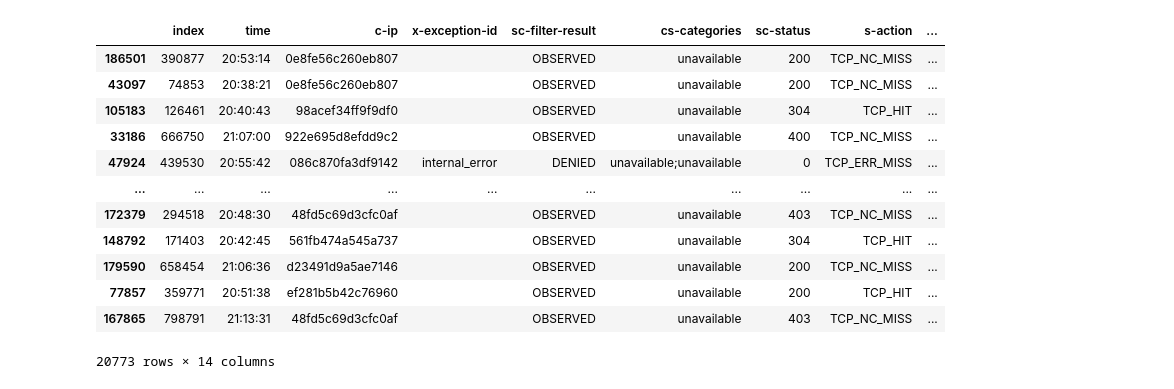
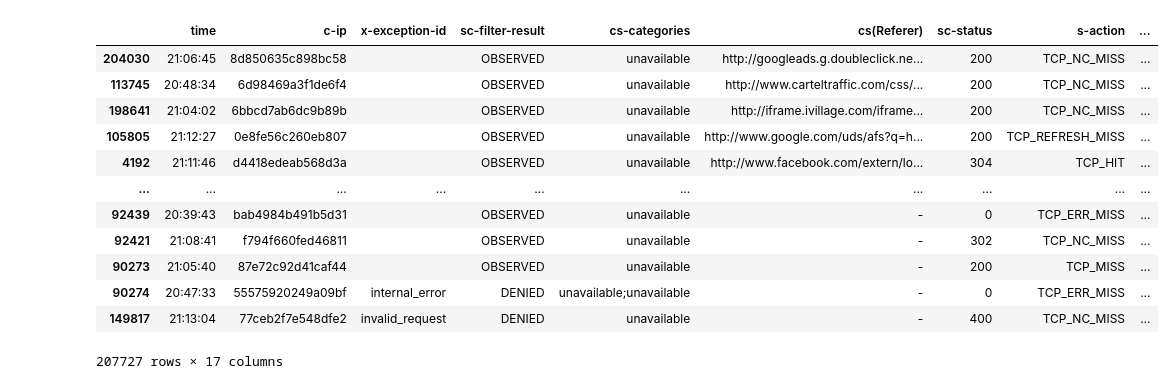
Before and after one commit to Skaddd/Clustering_URL, a Jupyter notebook: clustering.ipynb, the cells around one changed output. Drawn from its saved outputs; the diff is of its cells as text; code cells hidden in the pictures.

```diff
--- a/clustering.ipynb
+++ b/clustering.ipynb
@@ -78,3 +109,36 @@ See the caveats in the documentation: https://pandas.pydata.org/pandas-docs/stab
+# %%
+def add_urlsize(data):
+    data["url_size"] = data["cs(Referer)"].apply(lambda x: len(str(x)))
+    return data
+
+def add_hostfreq(data):
+    cs_host_frequency = data.groupby(['cs-host']).count().sort_values(by=["url_size"],ascending=False)
+    most_frequent = cs_host_frequency.index.tolist()
+    quantity = cs_host_frequency['s-action'].tolist()
+    frequent_host_dict = dict(zip(most_frequent, quantity))
+    data["cs-host-frequency"] = data["cs-host"].apply(lambda x: frequent_host_dict.get(x))
+    return data
+
+
+
+
+df3=add_urlsize(df3)
+df3=add_hostfreq(df3)
+df3
+# %% [output]
+|  | time | c-ip | x-exception-id | sc-filter-result | cs-categories | cs(Referer) | sc-status | s-action | ... |
+| 204030 | 21:06:45 | 8d850635c898bc58 |  | OBSERVED | unavailable | http://googleads.g.doubleclick.ne... | 200 | TCP_NC_MISS | ... |
+| 113745 | 20:48:34 | 6d98469a3f1de6f4 |  | OBSERVED | unavailable | http://www.carteltraffic.com/css/... | 200 | TCP_NC_MISS | ... |
+| 198641 | 21:04:02 | 6bbcd7ab6dc9b89b |  | OBSERVED | unavailable | http://iframe.ivillage.com/iframe... | 200 | TCP_NC_MISS | ... |
+| 105805 | 21:12:27 | 0e8fe56c260eb807 |  | OBSERVED | unavailable | http://www.google.com/uds/afs?q=h... | 200 | TCP_REFRESH_MISS | ... |
+| 4192 | 21:11:46 | d4418edeab568d3a |  | OBSERVED | unavailable | http://www.facebook.com/extern/lo... | 304 | TCP_HIT | ... |
+| ... | ... | ... | ... | ... | ... | ... | ... | ... | ... |
+| 92439 | 20:39:43 | bab4984b491b5d31 |  | OBSERVED | unavailable | - | 0 | TCP_ERR_MISS | ... |
+| 92421 | 21:08:41 | f794f660fed46811 |  | OBSERVED | unavailable | - | 302 | TCP_NC_MISS | ... |
+| 90273 | 21:05:40 | 87e72c92d41caf44 |  | OBSERVED | unavailable | - | 200 | TCP_MISS | ... |
+| 90274 | 20:47:33 | 55575920249a09bf | internal_error | DENIED | unavailable;unavailable | - | 0 | TCP_ERR_MISS | ... |
+| 149817 | 21:13:04 | 77ceb2f7e548dfe2 | invalid_request | DENIED | unavailable | - | 400 | TCP_NC_MISS | ... |
+207727 rows × 17 columns
 # %%
 def normalization(data):
     df4=data.copy()
@@ -102,22 +166,6 @@ dfn=normalization(df3)
 # %%
 dfn.sort_values(by=['cs-bytes'],ascending=False)
 dfn1=dfn.sample(frac=0.1,random_state=1337)
-# %%
-dfn1
-# %% [output]
-|  | index | time | c-ip | x-exception-id | sc-filter-result | cs-categories | sc-status | s-action | ... |
-| 186501 | 390877 | 20:53:14 | 0e8fe56c260eb807 |  | OBSERVED | unavailable | 200 | TCP_NC_MISS | ... |
-| 43097 | 74853 | 20:38:21 | 0e8fe56c260eb807 |  | OBSERVED | unavailable | 200 | TCP_NC_MISS | ... |
-| 105183 | 126461 | 20:40:43 | 98acef34ff9f9df0 |  | OBSERVED | unavailable | 304 | TCP_HIT | ... |
-| 33186 | 666750 | 21:07:00 | 922e695d8efdd9c2 |  | OBSERVED | unavailable | 400 | TCP_NC_MISS | ... |
-| 47924 | 439530 | 20:55:42 | 086c870fa3df9142 | internal_error | DENIED | unavailable;unavailable | 0 | TCP_ERR_MISS | ... |
-| ... | ... | ... | ... | ... | ... | ... | ... | ... | ... |
-| 172379 | 294518 | 20:48:30 | 48fd5c69d3cfc0af |  | OBSERVED | unavailable | 403 | TCP_NC_MISS | ... |
-| 148792 | 171403 | 20:42:45 | 561fb474a545a737 |  | OBSERVED | unavailable | 304 | TCP_HIT | ... |
-| 179590 | 658454 | 21:06:36 | d23491d9a5ae7146 |  | OBSERVED | unavailable | 200 | TCP_NC_MISS | ... |
-| 77857 | 359771 | 20:51:38 | ef281b5b42c76960 |  | OBSERVED | unavailable | 200 | TCP_HIT | ... |
-| 167865 | 798791 | 21:13:31 | 48fd5c69d3cfc0af |  | OBSERVED | unavailable | 403 | TCP_NC_MISS | ... |
-20773 rows × 14 columns
 # %%
 from sklearn.cluster import DBSCAN
 
```
Also changed, not shown: parts of 10 cells of this notebook.
